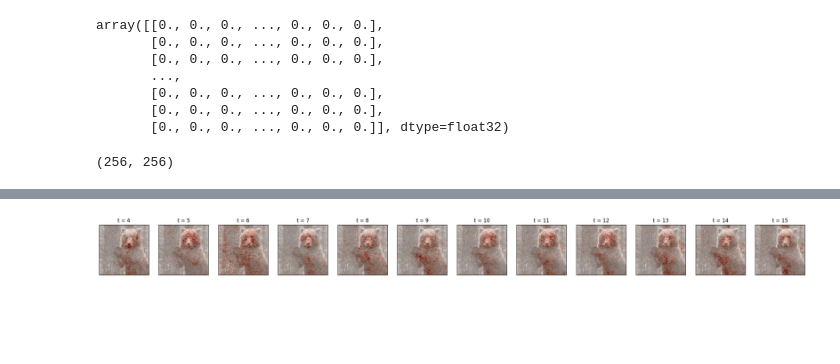
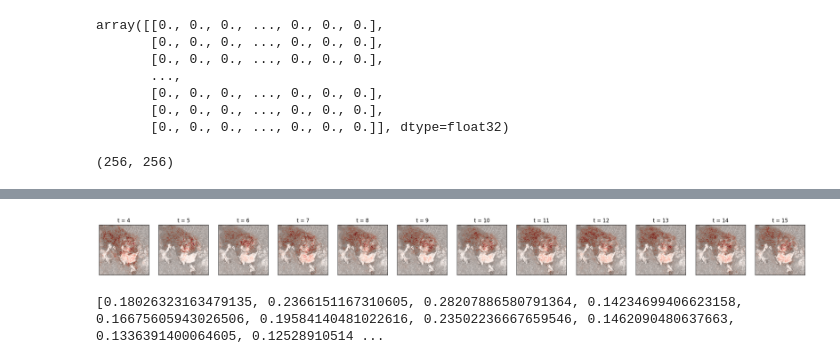
Before and after one commit to glet2024/CLPS-1291-FP, a Jupyter notebook: NEW_Comp_Methods_Final_Project.ipynb, the cells around one changed output, grey strips where cells are left out. Cells and saved outputs as stored; diff of their text form; code cells hidden in the pictures; blank space fills up the shorter version.

```diff
--- a/NEW_Comp_Methods_Final_Project.ipynb
+++ b/NEW_Comp_Methods_Final_Project.ipynb
@@ -569,7 +569,19 @@ inv_normalize = transforms.Normalize(
     )
 
 
-def vis_multiple_saliency(image_path, models_list):
+def vis_multiple_saliency(img_npz_path, models_list):
+  # Load the .npz file
+  npz_data = np.load(img_npz_path)
+
+  # separately save image and heatmap
+  image = npz_data['image']
+  heatmap = npz_data['heatmap']
+  clicks = npz_data['clicks']
+  label = npz_data['label']
+
+  saliency_maps = []
+
+
   # Visualize saliency maps for each model
   fig, axes = plt.subplots(1, len(models_list), figsize=(30, 30))
   for i, model in enumerate(models_list, 1):
@@ -577,9 +589,12 @@ def vis_multiple_saliency(image_path, models_list):
       saliency = Saliency(model.cuda())
 
       # Generate saliency map
-      resized_image = load_and_preprocess_image(image_path).to(device)
+      resized_image = preprocess_image_array(image).to(device)
       attribution = saliency.attribute(resized_image, target=0)
       unnorm_image = inv_normalize(resized_image)
+
+      attribution_copy = saliency.attribute(resized_image, target=0)
+      saliency_maps.append(np.transpose(attribution_copy.squeeze().cpu().detach().numpy(), (1, 2, 0))[:, :, 0])
 
       _ = viz.visualize_image_attr(
           np.transpose(attribution.squeeze().cpu().detach().numpy(), (1, 2, 0)),
@@ -592,9 +607,10 @@ def vis_multiple_saliency(image_path, models_list):
           title=f't = {i+3}',
           use_pyplot=False,
           plt_fig_axis = (fig, axes[i-1])
+      )
 
-      )
+  return saliency_maps, heatmap
-# %%
-vis_multiple_saliency('/content/DTR0813_Brown-Bear_square.jpg', models_list)
-# %% [output]
-[figure, removed]
+# %%
+saliency_maps, heatmap = vis_multiple_saliency('0.npz', models_list)
+# %% [output]
+[figure, added]
@@ -600,0 +633,4 @@ vis_multiple_saliency('/content/DTR0813_Brown-Bear_square.jpg', models_list)
+# %%
+print(coes)
+# %% [output]
+[0.18026323163479135, 0.2366151167310605, 0.28207886580791364, 0.14234699406623158, 0.16675605943026506, 0.19584140481022616, 0.23502236667659546, 0.1462090480637663, 0.1336391400064605, 0.12528910514 ...
```
Also changed, not shown: parts of 13 cells of this notebook.
